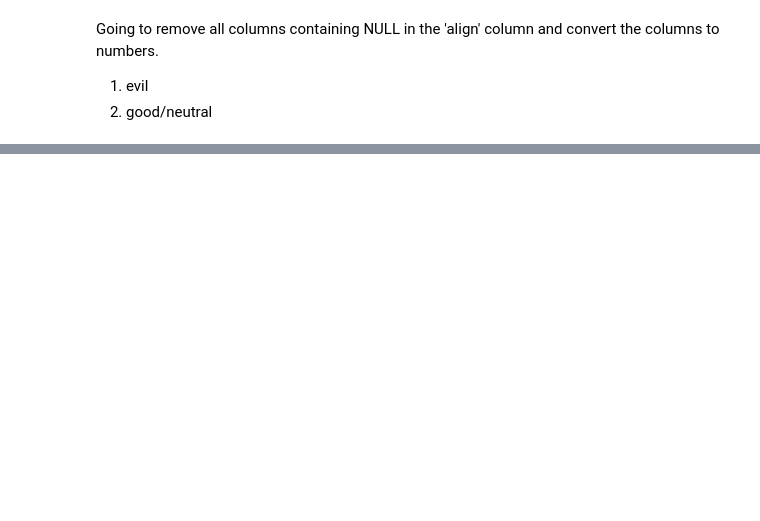
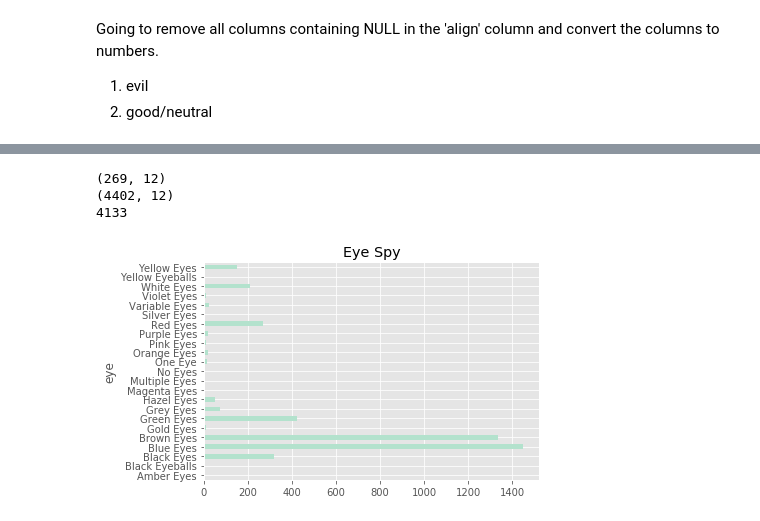
Before and after one commit to NBeez1218/Marvel_Fun, a Jupyter notebook: marvel_fun.ipynb, the cells around one changed output, grey strips where cells are left out. Cells and saved outputs as stored; diff of their text form; code cells hidden in the pictures; blank space fills up the shorter version.

```diff
--- a/marvel_fun.ipynb
+++ b/marvel_fun.ipynb
@@ -150,3 +139,2 @@ Going to drop some columns that I think are pointless in where I'm going with my
 # %%
-df.drop(['page_id', 'urlslug', 'gsm'], axis=1)
-df.sample(8)
+df2 = df.drop(['page_id', 'urlslug', 'gsm'], axis = 1)
@@ -269,0 +543,19 @@ obj_df.head(3)
+# %%
+#how many characters fit that criteria
+
+print(be_bh.shape)
+print(df2.shape)
+print(4402-269)
+# %% [output]
+(269, 12)
+(4402, 12)
+4133
+# %%
+#frequency of eye colors
+
+df2.groupby('eye')['align_fact_encode'].count().plot(kind= 'barh',\
+                                                    title= 'Eye Spy', \
+                                                    x= 'eye', y= 'align_fact_encode',
+                                                    cmap= 'Pastel2');
+# %% [output]
+[figure, added]
```
Also changed, not shown: parts of 59 cells of this notebook.
